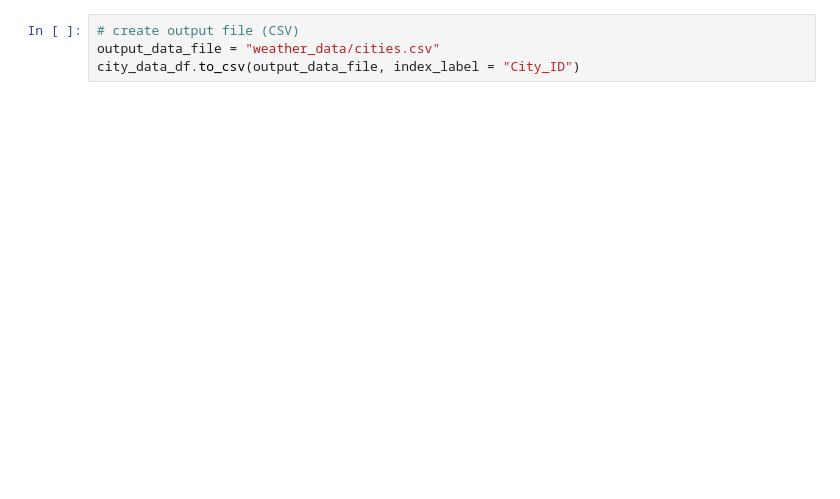
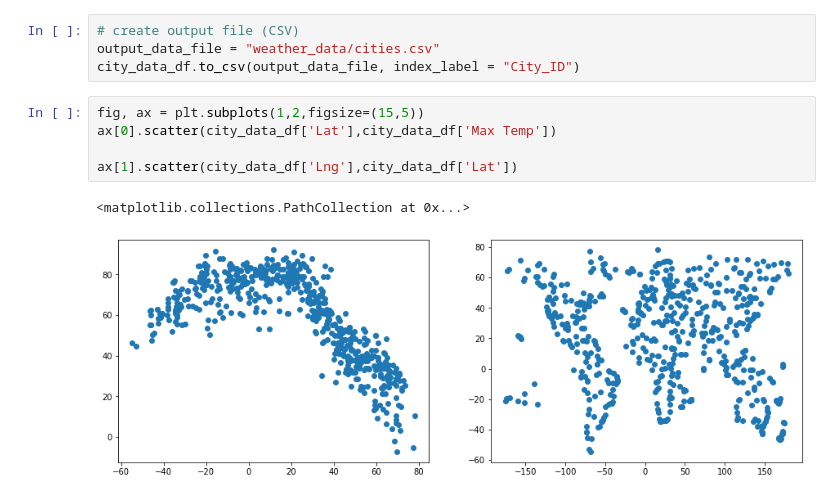
Before and after one commit to jose-perth/World_Weather_Analysis, a Jupyter notebook: Pre-work/WeatherPy.ipynb, the cells around one changed output. Saved outputs shown, nothing was run; the diff lists cells and outputs as text; blank space fills up the shorter version.

```diff
--- a/Pre-work/WeatherPy.ipynb
+++ b/Pre-work/WeatherPy.ipynb
@@ -152,3 +152,11 @@ city_data_df.head(10)
 # create output file (CSV)
 output_data_file = "weather_data/cities.csv"
 city_data_df.to_csv(output_data_file, index_label = "City_ID")
+# %%
+fig, ax = plt.subplots(1,2,figsize=(15,5))
+ax[0].scatter(city_data_df['Lat'],city_data_df['Max Temp'])
+
+ax[1].scatter(city_data_df['Lng'],city_data_df['Lat'])
+# %% [output]
+<matplotlib.collections.PathCollection at 0x...>
+[figure, added]
```
Also changed, not shown: parts of 5 cells of this notebook, 2 other files.
